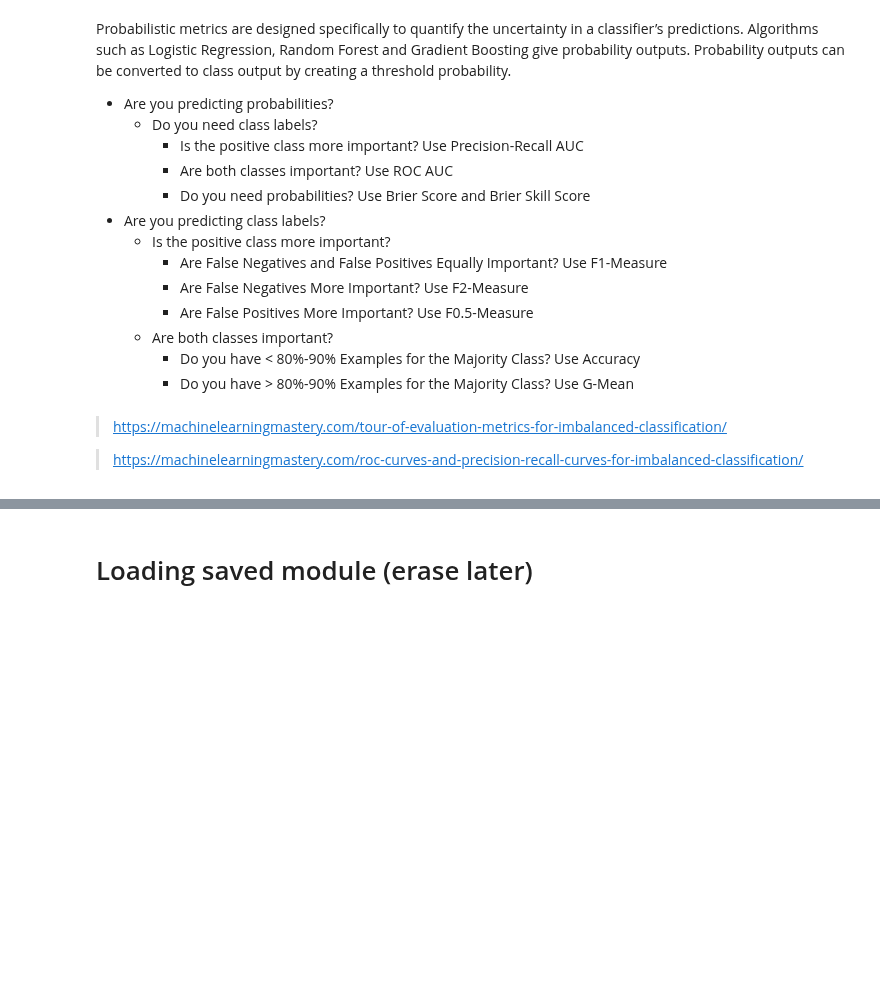
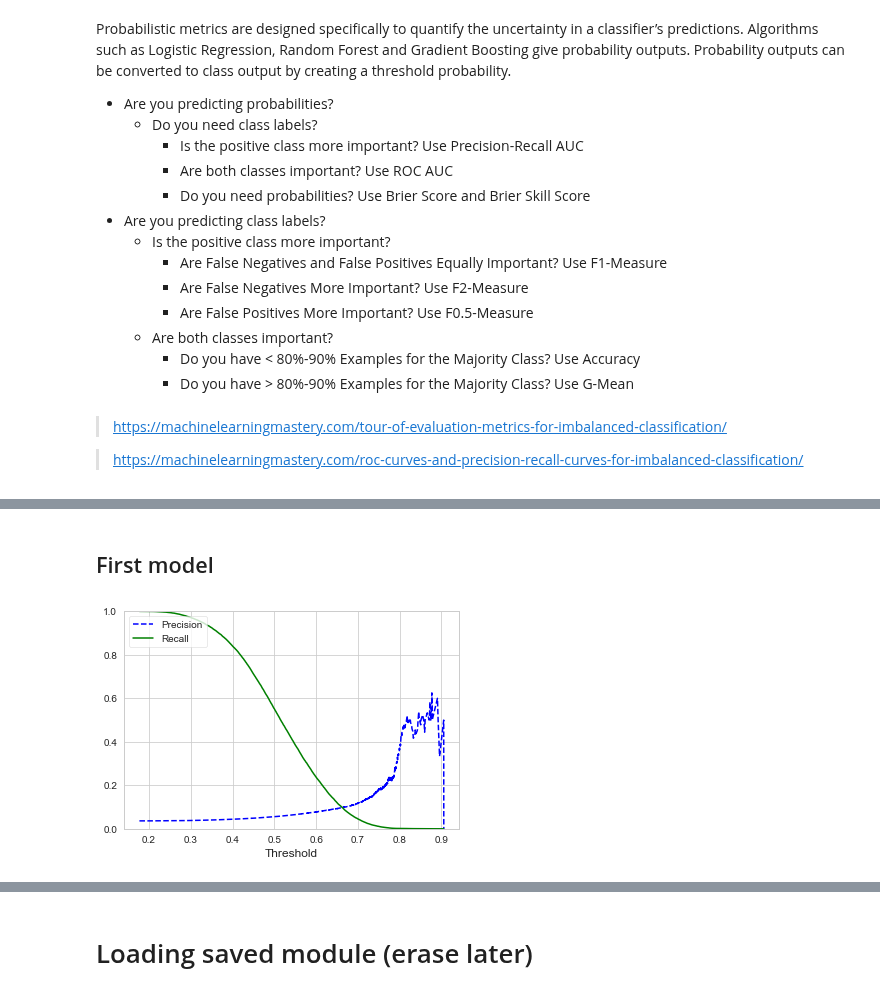
Before and after one commit to pessini/insurance-claim-prediction, a Jupyter notebook: safe-driver-prediction.ipynb, the cells around one changed output, grey strips where cells are left out. Saved outputs shown, nothing was run; the diff lists cells and outputs as text; code cells hidden in the pictures; blank space fills up the shorter version.

```diff
--- a/safe-driver-prediction.ipynb
+++ b/safe-driver-prediction.ipynb
@@ -388,10 +469,9 @@ all_data = all_data.drop('target', axis=1) # Remove target value
 # %% [markdown]
 ## Dropping less important features
 # %%
-drop_features = ['ps_car_08_cat', 'ps_ind_13_bin','ps_ind_12_bin',
-                 'ps_car_10_cat','ps_ind_10_bin','ps_ind_11_bin',
-                 'ps_ind_14','ps_car_02_cat','ps_car_05_cat',
-                 'ps_ind_08_bin','ps_car_09_cat','ps_ind_02_cat']
+drop_features = ['ps_car_02_cat', 'ps_ind_14','ps_ind_10_bin',
+                 'ps_ind_11_bin','ps_ind_12_bin','ps_ind_13_bin',
+                 'ps_car_08_cat','ps_car_10_cat', 'ps_ind_18_bin']
 
 
 all_data_remaining = all_data.drop(drop_features, axis=1)
@@ -536,11 +622,12 @@ for n_fold, (train_idx, valid_idx) in enumerate(folds.split(X, y)):
 
     lgb_model = lgb.train(params=lgb_params,
                           train_set=dtrain,
-                          num_boost_round=1500,
+                          num_boost_round=3000,
                           valid_sets=[dvalid, dtrain],
+                          valid_names= ['eval', 'train'],
                           feval=gini_lgb, # Evaluation metrics for validation
                           early_stopping_rounds=200,
-                          verbose_eval=200,
+                          verbose_eval=600,
                           evals_result=evals_result)
 
     # The number of boosting iterations when the model performs best
@@ -830,0 +950,8 @@ Probabilistic metrics are designed specifically to quantify the uncertainty in a
+# %% [markdown]
+## First model
+# %%
+precisions, recalls, thresholds = precision_recall_curve(y, val_preds_lgb)
+plot_precision_recall_vs_threshold(precisions, recalls, thresholds)
+plt.show()
+# %% [output]
+[figure, added]
```
Also changed, not shown: parts of 58 cells of this notebook, 20 other files.
